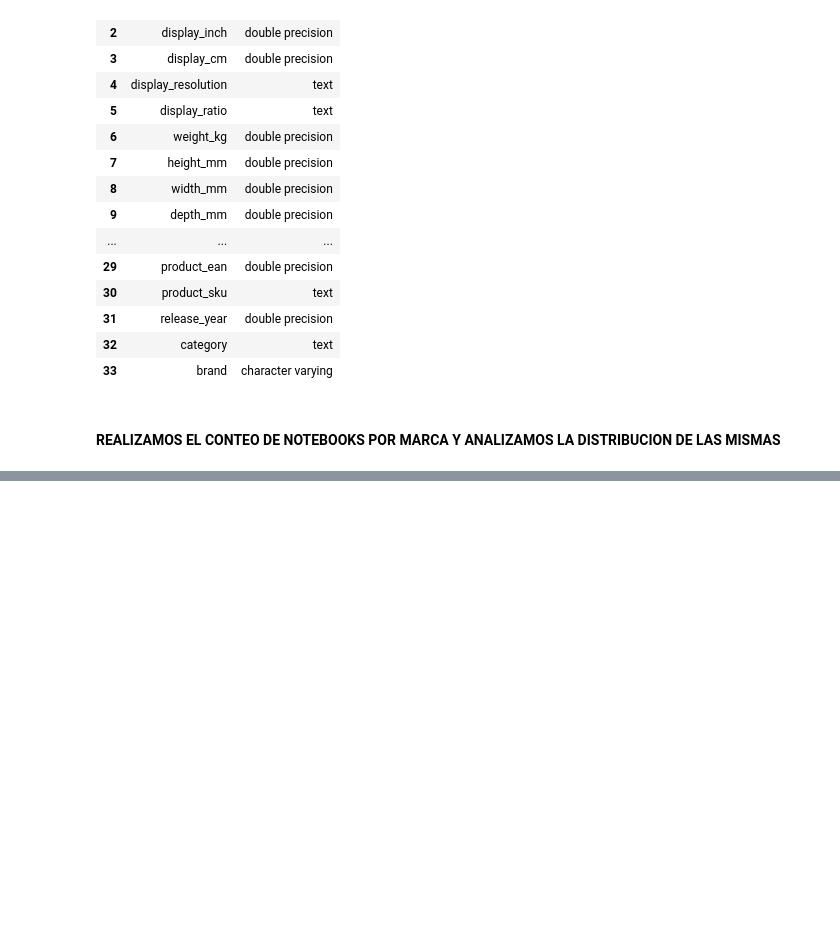
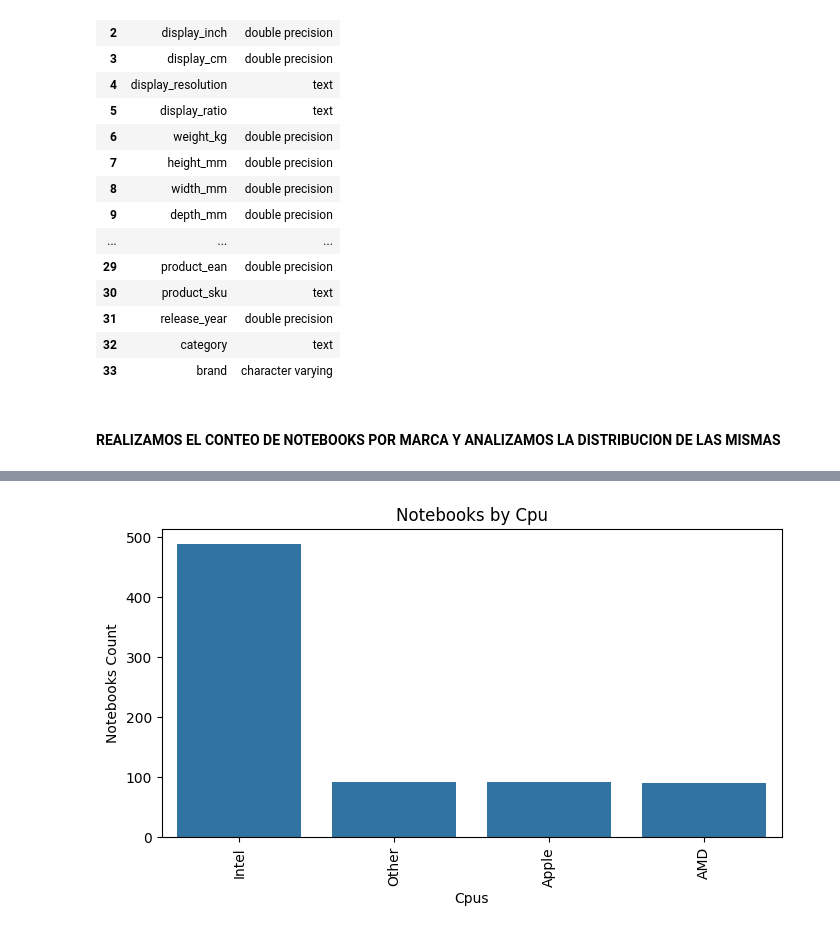
Before and after one commit to matiasfeliu92/notebooks_specifications, a Jupyter notebook: notebooks/1_analytics.ipynb, the cells around one changed output, grey strips where cells are left out. Cells and saved outputs as stored; diff of their text form; code cells hidden in the pictures; blank space fills up the shorter version.

```diff
--- a/notebooks/1_analytics.ipynb
+++ b/notebooks/1_analytics.ipynb
@@ -89,0 +101,31 @@ plt.show()
+# %%
+cpus_query = """
+    SELECT
+        CASE
+            WHEN name ILIKE '%intel%' OR name ILIKE '%Intel%' OR gpu_integrated ILIKE '%intel%' OR gpu_integrated ILIKE '%Intel%' THEN 'Intel'
+            WHEN name ILIKE '%amd%' OR name ILIKE '%AMD%' OR name ILIKE '%Amd%' OR gpu_integrated ILIKE '%amd%' OR gpu_integrated ILIKE '%AMD%' OR gpu_integrated ILIKE '%Amd%' THEN 'AMD'
+            WHEN name ILIKE '%apple%' OR name ILIKE '%Apple%' OR gpu_integrated ILIKE '%apple%' OR gpu_integrated ILIKE '%Apple%' THEN 'Apple'
+            ELSE 'Other'
+        END AS cpu_brand,
+        COUNT(*) AS brand_count
+    FROM notebooks
+    GROUP BY
+        CASE
+            WHEN name ILIKE '%intel%' OR name ILIKE '%Intel%' OR gpu_integrated ILIKE '%intel%' OR gpu_integrated ILIKE '%Intel%' THEN 'Intel'
+            WHEN name ILIKE '%amd%' OR name ILIKE '%AMD%' OR name ILIKE '%Amd%' OR gpu_integrated ILIKE '%amd%' OR gpu_integrated ILIKE '%AMD%' OR gpu_integrated ILIKE '%Amd%' THEN 'AMD'
+            WHEN name ILIKE '%apple%' OR name ILIKE '%Apple%' OR gpu_integrated ILIKE '%apple%' OR gpu_integrated ILIKE '%Apple%' THEN 'Apple'
+            ELSE 'Other'
+        END
+    ORDER BY brand_count DESC;
+"""
+cpus = pd.read_sql_query(text(cpus_query), con=engine)
+
+plt.figure(figsize=(8, 4))
+sns.barplot(x='cpu_brand', y='brand_count', data=cpus)
+plt.xticks(rotation=90)
+plt.xlabel('Cpus')
+plt.ylabel('Notebooks Count')
+plt.title('Notebooks by Cpu')
+plt.show()
+# %% [output]
+[figure, added]
```
Also changed, not shown: parts of 2 cells of this notebook, 1 other file.
